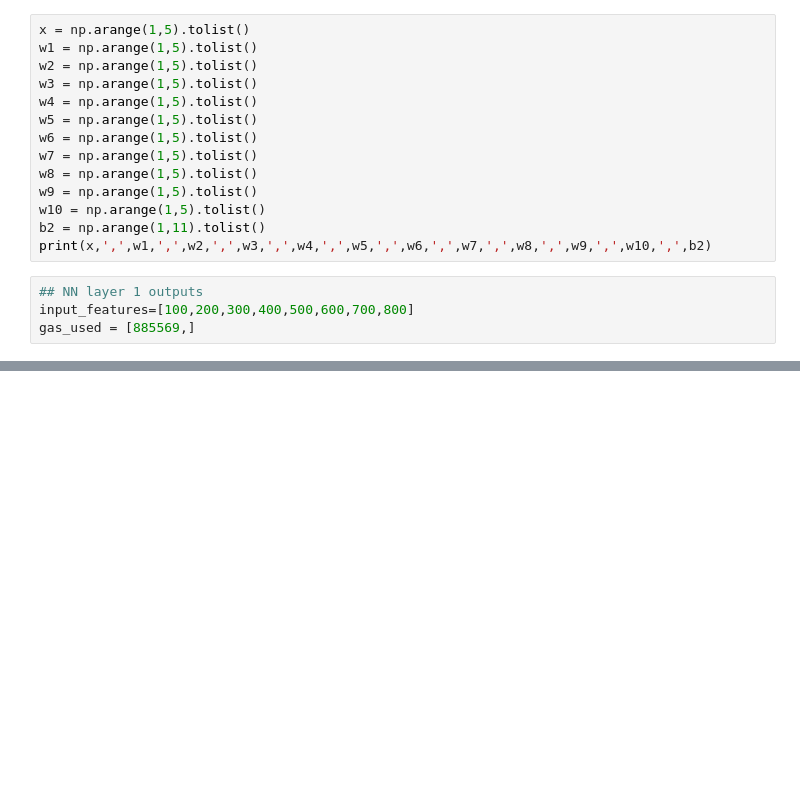
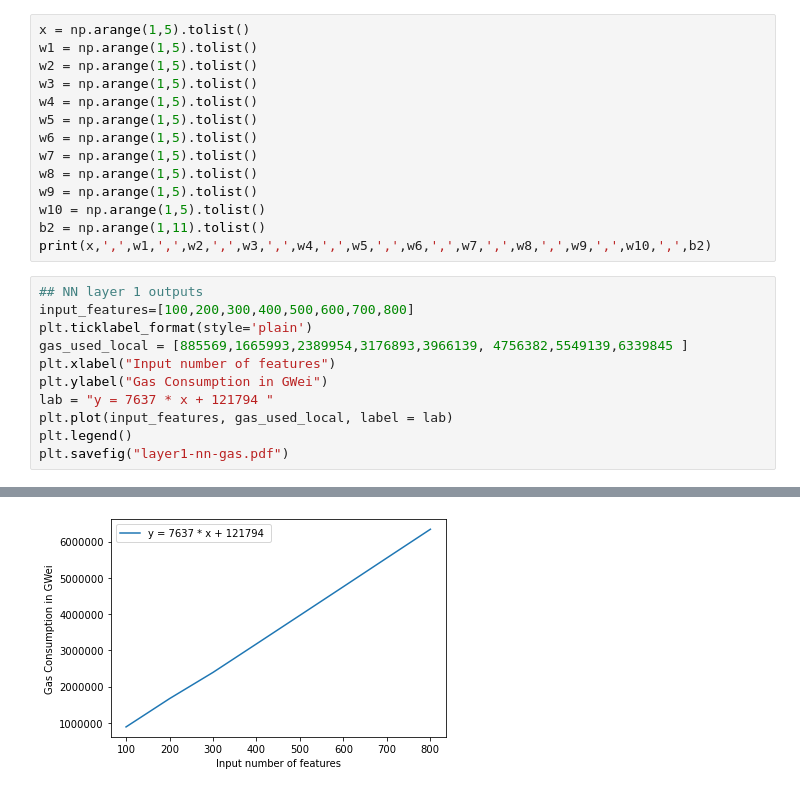
Before and after one commit to syber2020/Neural-Network-in-Smart-Contract, a Jupyter notebook: new-code/web3/web3-NN-LAYER.ipynb, the cells around one changed output, grey strips where cells are left out. Cells and saved outputs as stored; diff of their text form; blank space fills up the shorter version.

```diff
--- a/new-code/web3/web3-NN-LAYER.ipynb
+++ b/new-code/web3/web3-NN-LAYER.ipynb
@@ -339,5 +341,12 @@ print(x,',',w1,',',w2,',',w3,',',w4,',',w5,',',w6,',',w7,',',w8,',',w9,',',w10,'
 # %%
 ## NN layer 1 outputs
 input_features=[100,200,300,400,500,600,700,800]
-gas_used = [885569,]
+plt.ticklabel_format(style='plain')
+gas_used_local = [885569,1665993,2389954,3176893,3966139, 4756382,5549139,6339845 ]
+plt.xlabel("Input number of features")
+plt.ylabel("Gas Consumption in GWei")
+lab = "y = 7637 * x + 121794 "
+plt.plot(input_features, gas_used_local, label = lab)
+plt.legend()
+plt.savefig("layer1-nn-gas.pdf")
 # %% [output]
@@ -344,0 +353 @@ SyntaxError: invalid syntax (<ipython-input-1-11107952ccde>, line 3)
+[figure, added]
```
Also changed, not shown: parts of 10 cells of this notebook, 10 other files.
